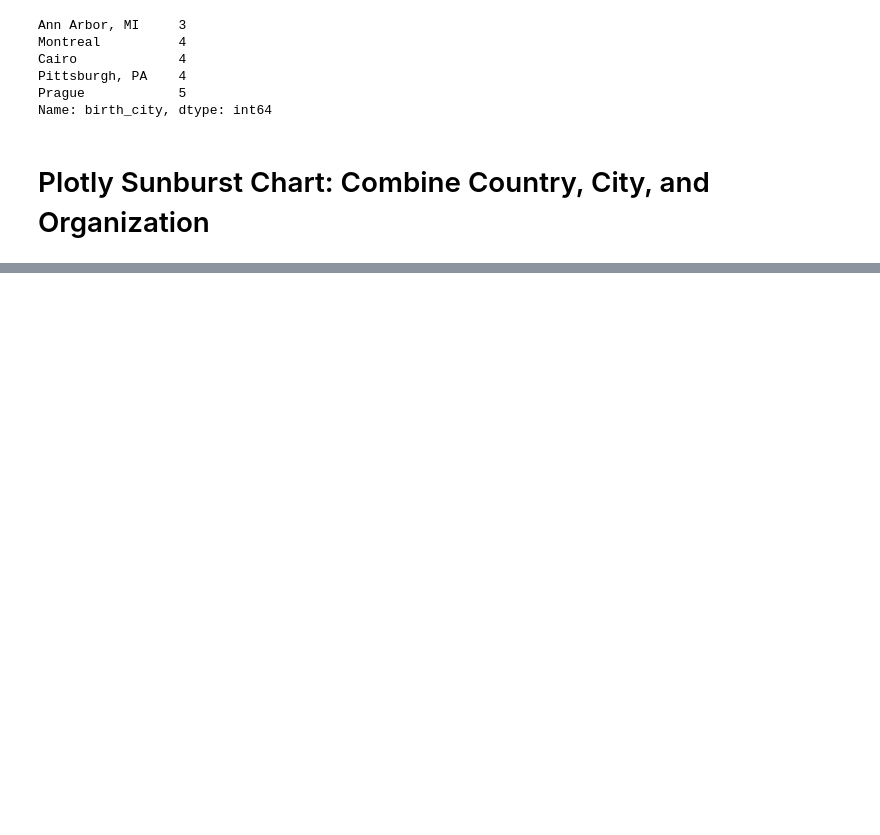
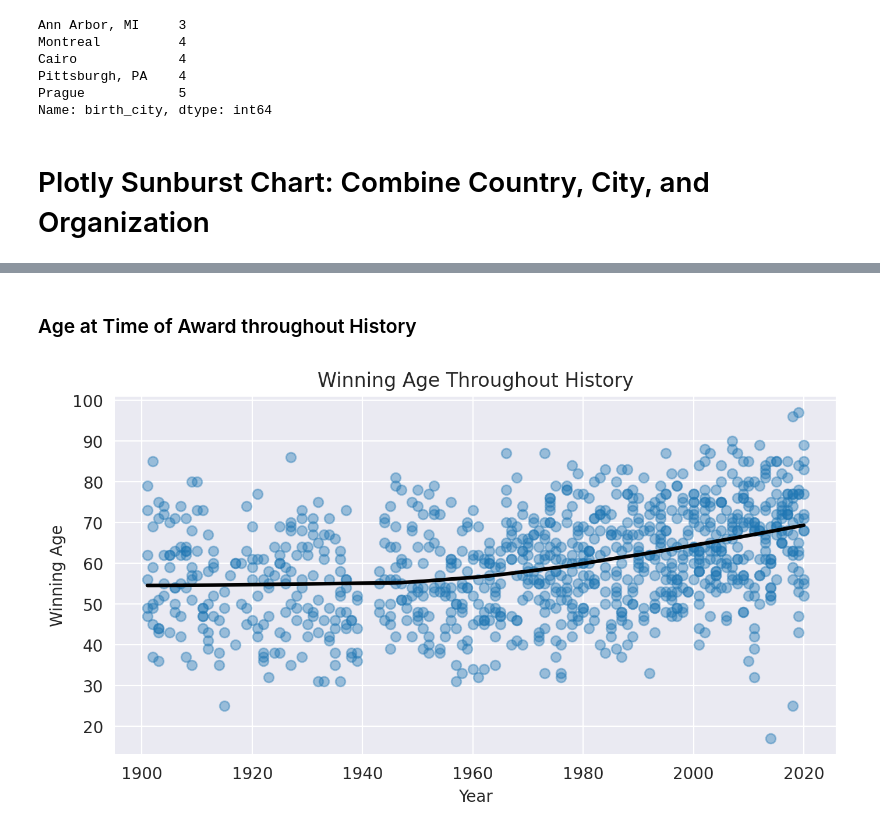
Before and after one commit to boolin9/nobel_prize_analysis, a Jupyter notebook: Nobel_Prize_Analysis.ipynb, the cells around one changed output, grey strips where cells are left out. Cells and saved outputs as stored; diff of their text form; code cells hidden in the pictures; blank space fills up the shorter version.

```diff
--- a/Nobel_Prize_Analysis.ipynb
+++ b/Nobel_Prize_Analysis.ipynb
@@ -575,0 +579,21 @@ How does the age of laureates vary by category?
+# %% [markdown]
+### Age at Time of Award throughout History
+# %%
+plt.figure(figsize=(8, 4),
+           dpi=200)
+
+with sns.axes_style('darkgrid'):
+    sns.regplot(data=df_data,
+                x='year',
+                y='winning_age',
+                lowess=True,
+                scatter_kws={'alpha': 0.4},
+                line_kws={'color': 'black'})
+
+plt.xlabel('Year')
+plt.ylabel('Winning Age')
+plt.title('Winning Age Throughout History')
+
+plt.show()
+# %% [output]
+[figure, added]
```
Also changed, not shown: parts of 24 cells of this notebook.
